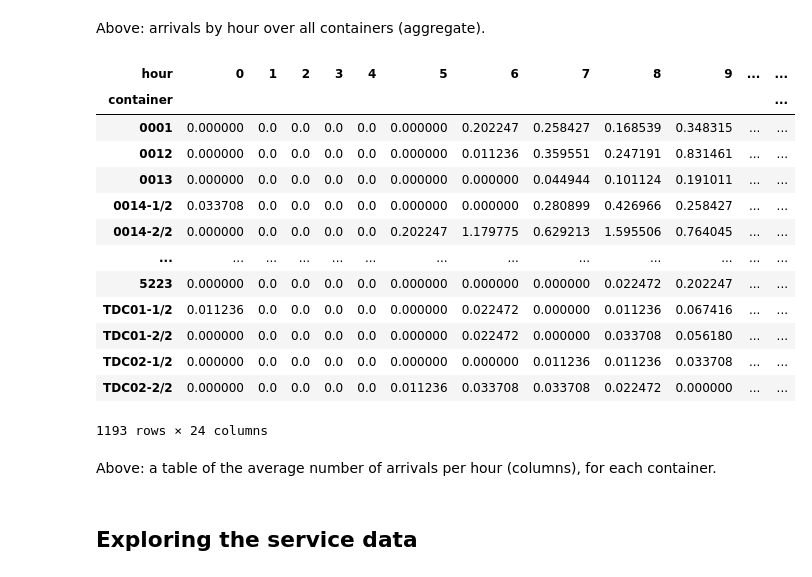
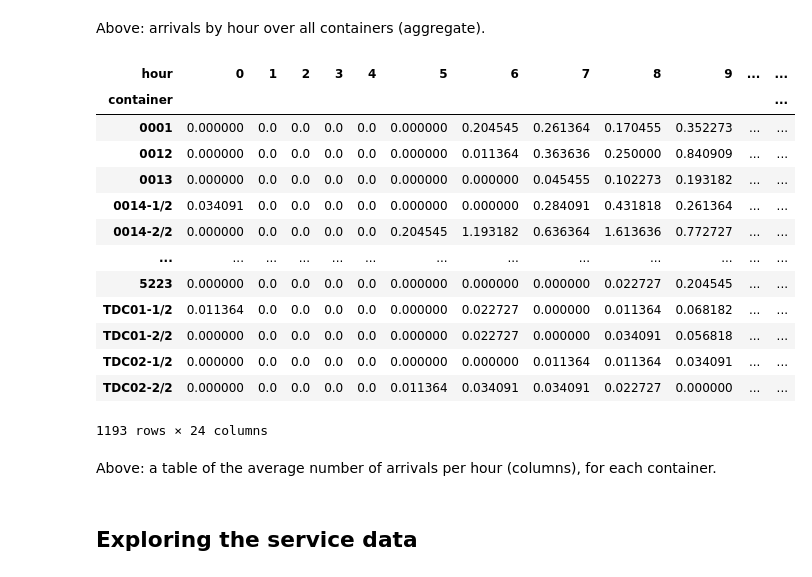
Before and after one commit to N-Wouda/Urban-Waste-Collection, a Jupyter notebook: notebooks/exploratory_analysis.ipynb, the cells around one changed output. Cells and saved outputs as stored; diff of their text form; code cells hidden in the pictures.

```diff
--- a/notebooks/exploratory_analysis.ipynb
+++ b/notebooks/exploratory_analysis.ipynb
@@ -29,11 +29,8 @@ Luckily `pandas` offers helpful tools for working with SQL data.
 # %%
 with sqlite3.connect("data/waste.db") as con:
     containers = pd.read_sql("SELECT * FROM containers", con)
-    arrivals = pd.read_sql("SELECT * FROM arrivals", con)
-    services = pd.read_sql("SELECT * FROM services", con)
+    arrivals = pd.read_sql("SELECT * FROM arrivals", con, parse_dates=['date'])
+    services = pd.read_sql("SELECT * FROM services", con, parse_dates=['date'])
-# %%
-arrivals['date'] = pd.to_datetime(arrivals.date)
-services['date'] = pd.to_datetime(services.date)
 # %% [markdown]
 ## Exploring the arrival data
 # %%
@@ -54,28 +51,28 @@ ax.set_title("Arrivals by hour of the day (for all containers)");
 # %% [markdown]
 Above: arrivals by hour over all containers (aggregate).
 # %%
-groups = [arrivals.container, arrivals.date.dt.hour, arrivals.date.dt.date]
-per_hour = arrivals.date.groupby(groups).count().unstack(-1)
-per_hour = per_hour.fillna(0).mean(axis=1).unstack(-1).fillna(0)
+groups = [arrivals.container, arrivals.date.dt.hour]
+per_hour = arrivals.date.groupby(groups).count().unstack(-1).fillna(0)
+per_hour /= (arrivals.date.max() - arrivals.date.min()).days
 per_hour.columns.rename('hour', inplace=True)
 per_hour
 # %% [output]
 | hour | 0 | 1 | 2 | 3 | 4 | 5 | 6 | 7 | 8 | 9 | ... | ... |
 | container |  |  |  |  |  |  |  |  |  |  |  | ... |
-| 0001 | 0.000000 | 0.0 | 0.0 | 0.0 | 0.0 | 0.000000 | 0.202247 | 0.258427 | 0.168539 | 0.348315 | ... | ... |
-| 0012 | 0.000000 | 0.0 | 0.0 | 0.0 | 0.0 | 0.000000 | 0.011236 | 0.359551 | 0.247191 | 0.831461 | ... | ... |
-| 0013 | 0.000000 | 0.0 | 0.0 | 0.0 | 0.0 | 0.000000 | 0.000000 | 0.044944 | 0.101124 | 0.191011 | ... | ... |
-| 0014-1/2 | 0.033708 | 0.0 | 0.0 | 0.0 | 0.0 | 0.000000 | 0.000000 | 0.280899 | 0.426966 | 0.258427 | ... | ... |
-| 0014-2/2 | 0.000000 | 0.0 | 0.0 | 0.0 | 0.0 | 0.202247 | 1.179775 | 0.629213 | 1.595506 | 0.764045 | ... | ... |
+| 0001 | 0.000000 | 0.0 | 0.0 | 0.0 | 0.0 | 0.000000 | 0.204545 | 0.261364 | 0.170455 | 0.352273 | ... | ... |
+| 0012 | 0.000000 | 0.0 | 0.0 | 0.0 | 0.0 | 0.000000 | 0.011364 | 0.363636 | 0.250000 | 0.840909 | ... | ... |
+| 0013 | 0.000000 | 0.0 | 0.0 | 0.0 | 0.0 | 0.000000 | 0.000000 | 0.045455 | 0.102273 | 0.193182 | ... | ... |
+| 0014-1/2 | 0.034091 | 0.0 | 0.0 | 0.0 | 0.0 | 0.000000 | 0.000000 | 0.284091 | 0.431818 | 0.261364 | ... | ... |
+| 0014-2/2 | 0.000000 | 0.0 | 0.0 | 0.0 | 0.0 | 0.204545 | 1.193182 | 0.636364 | 1.613636 | 0.772727 | ... | ... |
 | ... | ... | ... | ... | ... | ... | ... | ... | ... | ... | ... | ... | ... |
-| 5223 | 0.000000 | 0.0 | 0.0 | 0.0 | 0.0 | 0.000000 | 0.000000 | 0.000000 | 0.022472 | 0.202247 | ... | ... |
-| TDC01-1/2 | 0.011236 | 0.0 | 0.0 | 0.0 | 0.0 | 0.000000 | 0.022472 | 0.000000 | 0.011236 | 0.067416 | ... | ... |
-| TDC01-2/2 | 0.000000 | 0.0 | 0.0 | 0.0 | 0.0 | 0.000000 | 0.022472 | 0.000000 | 0.033708 | 0.056180 | ... | ... |
-| TDC02-1/2 | 0.000000 | 0.0 | 0.0 | 0.0 | 0.0 | 0.000000 | 0.000000 | 0.011236 | 0.011236 | 0.033708 | ... | ... |
-| TDC02-2/2 | 0.000000 | 0.0 | 0.0 | 0.0 | 0.0 | 0.011236 | 0.033708 | 0.033708 | 0.022472 | 0.000000 | ... | ... |
+| 5223 | 0.000000 | 0.0 | 0.0 | 0.0 | 0.0 | 0.000000 | 0.000000 | 0.000000 | 0.022727 | 0.204545 | ... | ... |
+| TDC01-1/2 | 0.011364 | 0.0 | 0.0 | 0.0 | 0.0 | 0.000000 | 0.022727 | 0.000000 | 0.011364 | 0.068182 | ... | ... |
+| TDC01-2/2 | 0.000000 | 0.0 | 0.0 | 0.0 | 0.0 | 0.000000 | 0.022727 | 0.000000 | 0.034091 | 0.056818 | ... | ... |
+| TDC02-1/2 | 0.000000 | 0.0 | 0.0 | 0.0 | 0.0 | 0.000000 | 0.000000 | 0.011364 | 0.011364 | 0.034091 | ... | ... |
+| TDC02-2/2 | 0.000000 | 0.0 | 0.0 | 0.0 | 0.0 | 0.011364 | 0.034091 | 0.034091 | 0.022727 | 0.000000 | ... | ... |
 1193 rows × 24 columns
-# %% [markdown]
-Above: a table of the average number of arrivals per hour (columns), for each container.
+# %% [markdown]
+Above: a table of the average number of arrivals per hour (columns), for each container.
 # %% [markdown]
 ## Exploring the service data
 # %%
```
Also changed, not shown: parts of 2 cells of this notebook, 15 other files.
